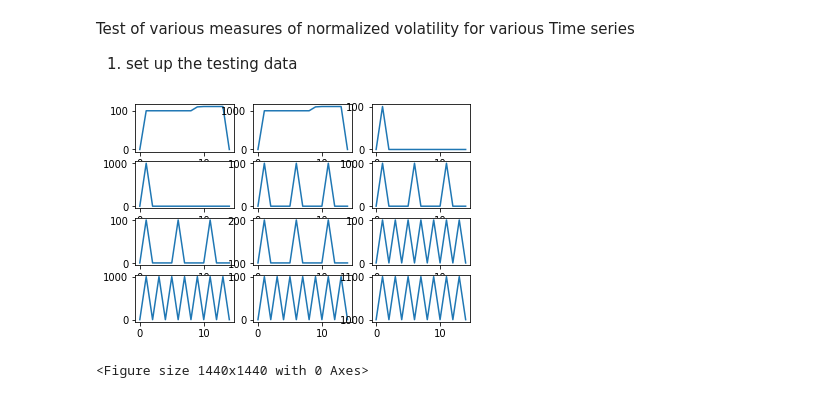
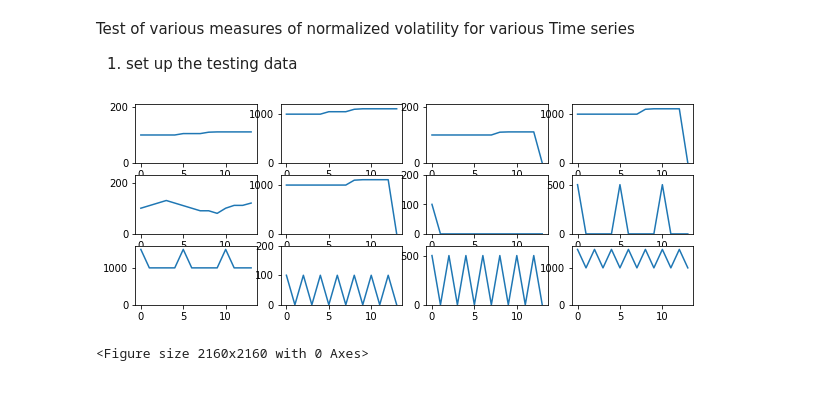
Before and after one commit to JackSD/Academic, a Jupyter notebook: study_of_volatilty.ipynb, the cells around one changed output. Drawn from its saved outputs; the diff is of its cells as text; code cells hidden in the pictures.

```diff
--- a/study_of_volatilty.ipynb
+++ b/study_of_volatilty.ipynb
@@ -11,46 +12,49 @@ import statistics as stats
 # %%
-
+#proving CV is dimensionless
 
 list_of_time_series = []
 
-#normal
-list_of_time_series.append([0,100,100,100,100,100,100,100,100,110,111,111,111,111,0])
+#normal - joiner
+list_of_time_series.append([100,100,100,100,100,105,105,105,110,111,111,111,111,111])
 multiplied_list = [element * 10 for element in list_of_time_series[0]]
 list_of_time_series.append(multiplied_list)
 
-#1 transaction in and out
-list_of_time_series.append([0,100,0,0,0,0,0,0,0,0,0,0,0,0,0])
-multiplied_list = [element * 10 for element in list_of_time_series[2]]
+#normal - leaver
+list_of_time_series.append([100,100,100,100,100,100,100,100,110,111,111,111,111,0])
+multiplied_list = [element * 10 for element in list_of_time_series[len(list_of_time_series)-1]]
 list_of_time_series.append(multiplied_list)
 
-#many transactions in and out
-list_of_time_series.append([0,100,0,0,0,0,100,0,0,0,0,100,0,0,0])
-multiplied_list = [element * 10 for element in list_of_time_series[4]]
+#normal - volatile
+list_of_time_series.append([100,110,120,130,120,110,100,90,90,80,100,111,111,120])
 list_of_time_series.append(multiplied_list)
 
+#1 transaction in and out
+list_of_time_series.append([100,0,0,0,0,0,0,0,0,0,0,0,0,0])
+#many transactions in and out
+list_of_time_series.append([500,0,0,0,0,500,0,0,0,0,500,0,0,0])
+
 #many transactions in and out, on base of capital
-list_of_time_series.append([0,100,0,0,0,0,100,0,0,0,0,100,0,0,0])
-multiplied_list = [element + 100 for element in list_of_time_series[6]]
+multiplied_list = [element + 1000 for element in list_of_time_series[len(list_of_time_series)-1]]
 list_of_time_series.append(multiplied_list)
 
 #high freq transactions in and out
-list_of_time_series.append([0,100,0,100,0,100,0,100,0,100,0,100,0,100,0])
-multiplied_list = [element * 10 for element in list_of_time_series[8]]
-list_of_time_series.append(multiplied_list)
+list_of_time_series.append([100,0,100,0,100,0,100,0,100,0,100,0,100,0])
 
 #high freq transactions in and out, on a base of capital
-list_of_time_series.append([0,100,0,100,0,100,0,100,0,100,0,100,0,100,0])
-multiplied_list = [element + 1000 for element in list_of_time_series[10]]
+list_of_time_series.append([500,0,500,0,500,0,500,0,500,0,500,0,500,0])
+multiplied_list = [element + 1000 for element in list_of_time_series[len(list_of_time_series)-1]]
 list_of_time_series.append(multiplied_list)
 # %%
 #show the time series graphically:
 for i in range(len(list_of_time_series)):
-    plt.subplot(4, 3, i+1)
+    plt.subplot(4, 4, i+1)
+    plt.ylim(0, max(list_of_time_series[i])+100)
     plt.plot(list_of_time_series[i])
     # Show/save figure as desired.
 
+plt.figure(figsize=(30, 30))
 plt.show()
 # %% [output]
-[figure, old version]
+[figure, new version]
-<Figure size 1440x1440 with 0 Axes>
+<Figure size 2160x2160 with 0 Axes>
 # %%
```
Also changed, not shown: parts of 4 cells of this notebook.
